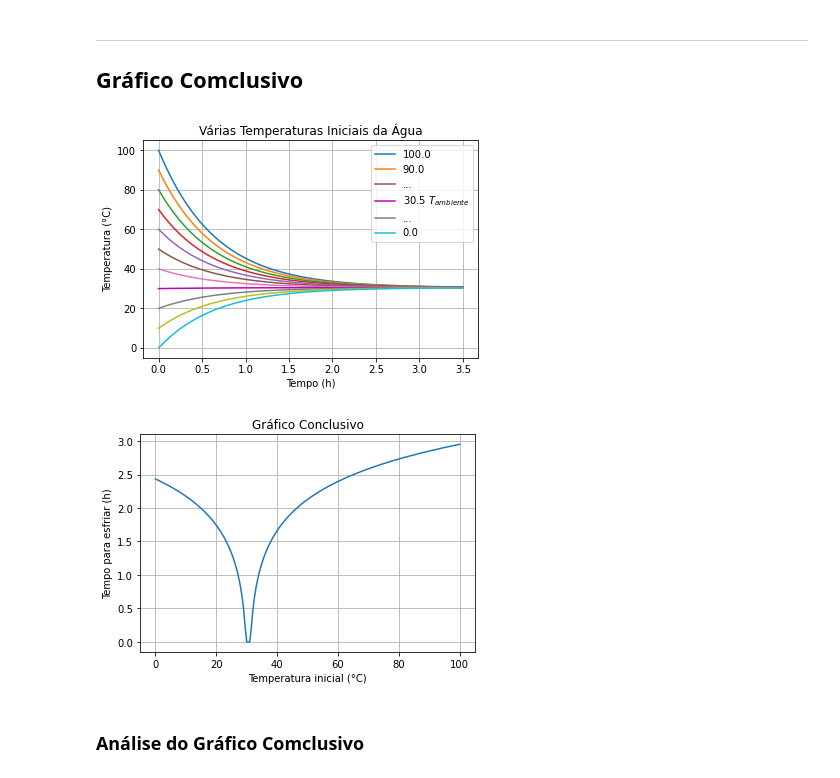
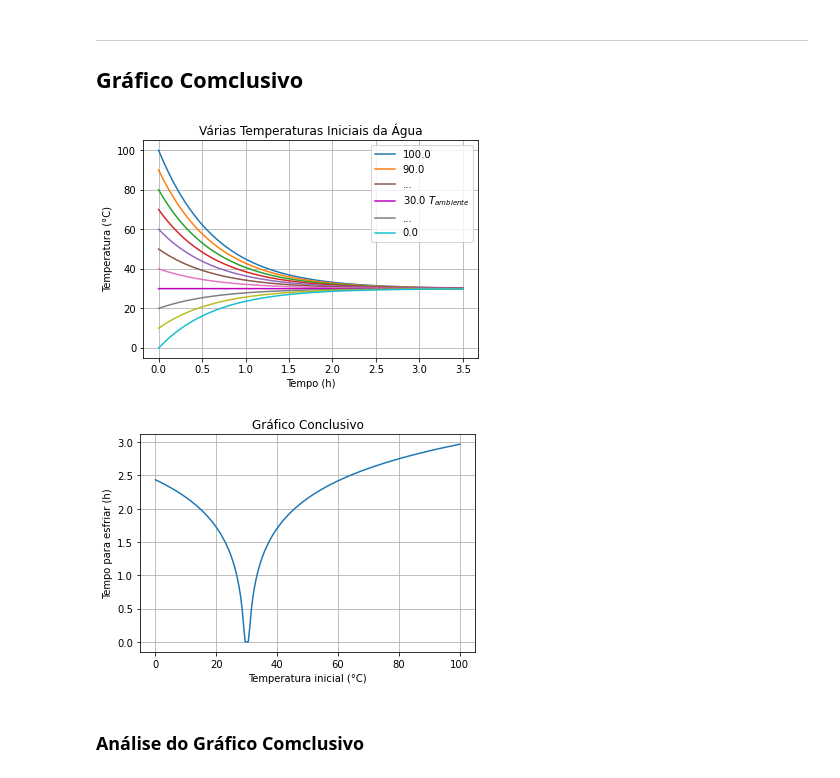
Before and after one commit to pedroivoal/Modsim-P2, a Jupyter notebook: I2/I2.ipynb, the cells around one changed output. Drawn from its saved outputs; the diff is of its cells as text; code cells hidden in the pictures.

```diff
--- a/I2/I2.ipynb
+++ b/I2/I2.ipynb
@@ -47,7 +47,7 @@ hs = 15                  # Água para o ar
 hp = 15                  # Recipiente para o ar
 
 #Temperaturas (K)
-Tar = 30.5+273.15        # Ambiente
+Tar = 30+273.15        # Ambiente
 Ta = 80+273.15           # Água
 Tr = 80+273.15           # Recipiente
 # %% [markdown]
@@ -213,41 +213,41 @@ for Tia in lista_Tia:
 
     elif i == 140:
 
-        plt.plot(t_lista/3600, Ta_lista, 'm' , label = ('30.5 $T_{ambiente}$'))
+        plt.plot(t_lista/3600, Ta_lista, 'm' , label = ('30.0 $T_{ambiente}$'))
 
     elif i == 100 or i == 160:
 
         plt.plot(t_lista/3600, Ta_lista, label = '...')
 
     elif i== 40 or i == 60 or i == 80 or i == 120 or i == 160 or i == 180:
 
         plt.plot(t_lista/3600, Ta_lista)
 
     i += 1
 
 # Plota gráficos
 plt.title('Várias Temperaturas Iniciais da Água')
 plt.ylabel('Temperatura (°C)')
 plt.xlabel('Tempo (h)')
 plt.legend()
 plt.grid(True)
 plt.show(True)
 # Cria arquivo png com o gráfico no PC
 arcoiris.savefig('4.Arco íris.png',  format = 'png', dpi = 1200)
 
 # Variável que guarda gráfico
 conclusivo, ax = plt.subplots()
 # Plota gráfico conclusivo
 plt.plot((lista_Tia-273.15), lista_t_equilibrio, '')
 plt.title('Gráfico Conclusivo')
 plt.xlabel('Temperatura inicial (°C)')
 plt.ylabel('Tempo para esfriar (h)')
 plt.grid(True)
 plt.show()
 # Cria arquivo png com o gráfico no PC
 conclusivo.savefig('5.Conclusivo.png',  format = 'png', dpi = 1200)
 # %% [output]
-[figure, old version]
+[figure, new version]
 [figure]
 # %% [markdown]
 ### Análise do Gráfico Comclusivo
```
Also changed, not shown: parts of 1 cell of this notebook, 6 other files.
